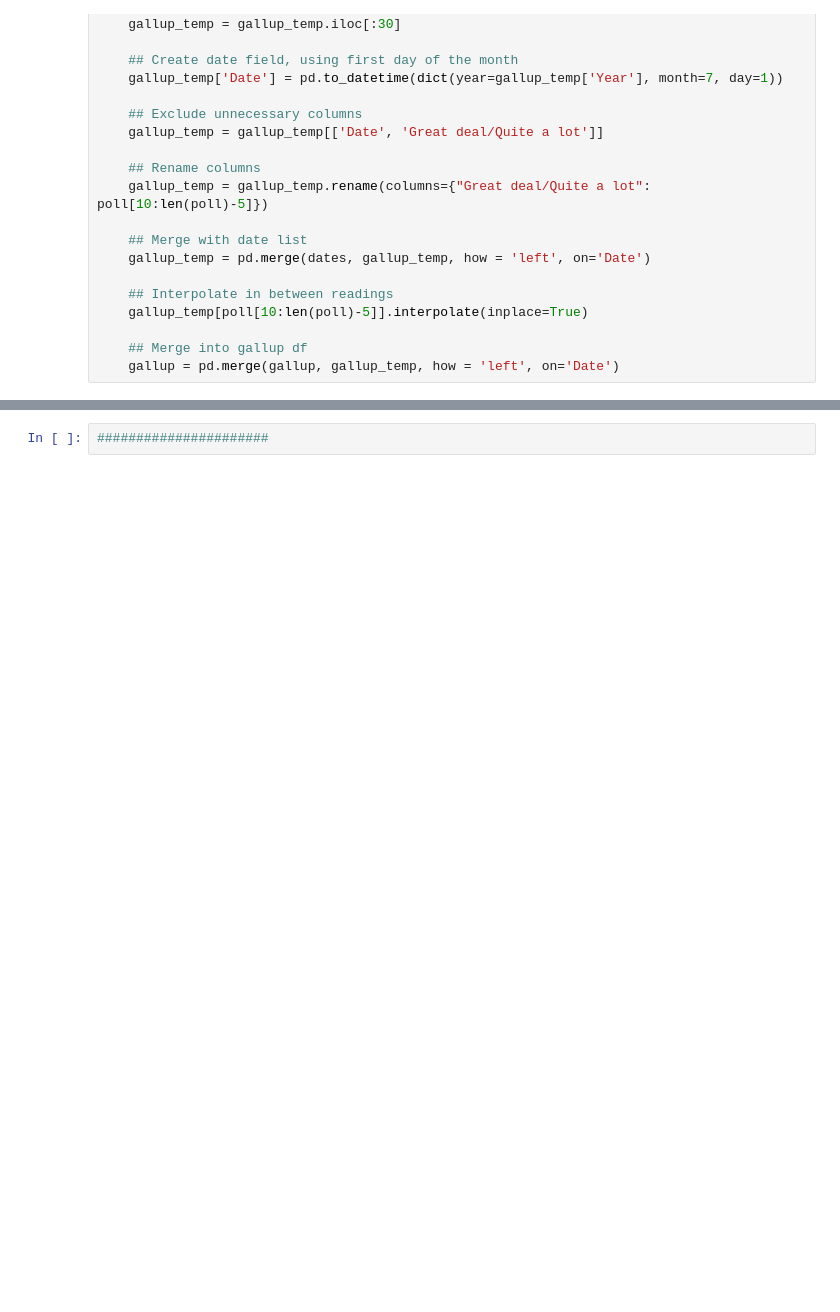
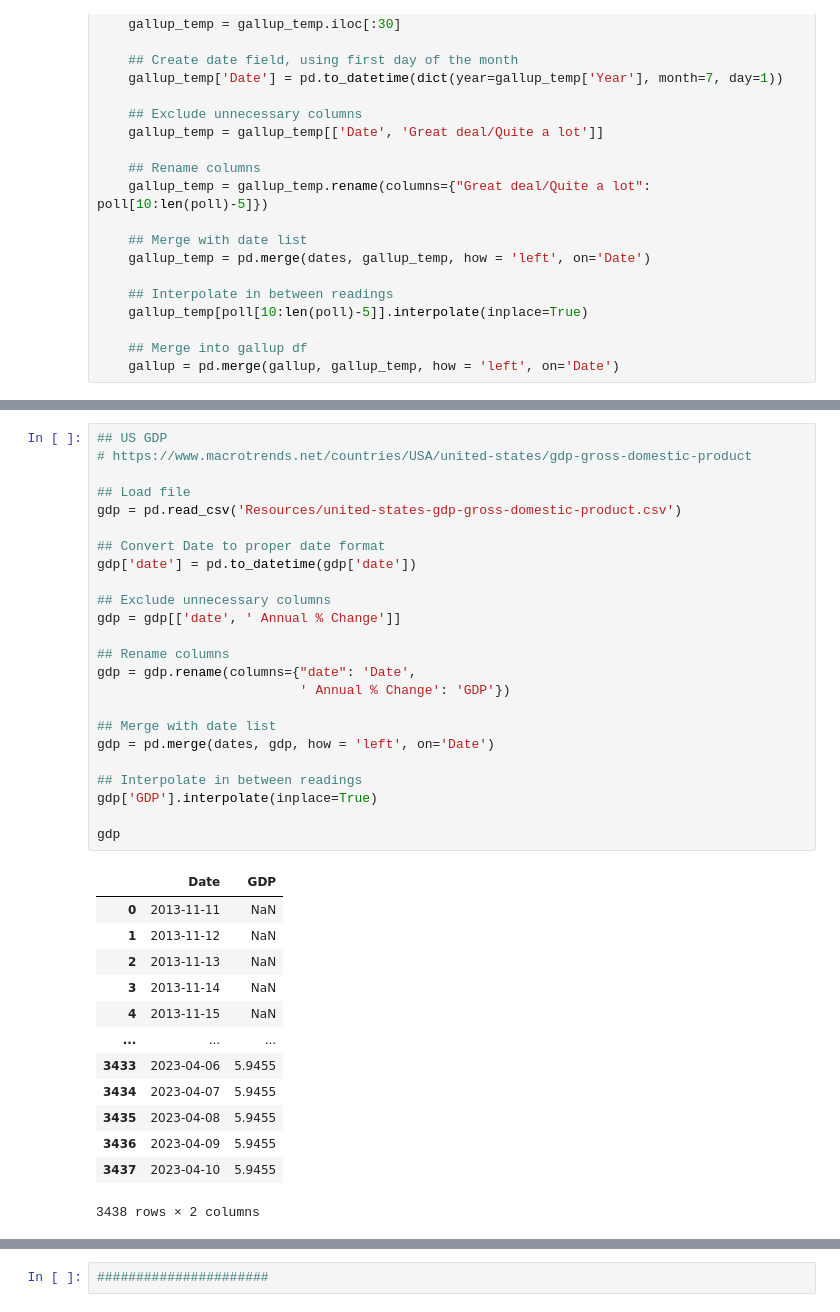
Before and after one commit to zarbin/UTA_Project-4, a Jupyter notebook: sandbox/mike/crypto_mike3.ipynb, the cells around one changed output, grey strips where cells are left out. Saved outputs shown, nothing was run; the diff lists cells and outputs as text; blank space fills up the shorter version.

```diff
--- a/sandbox/mike/crypto_mike3.ipynb
+++ b/sandbox/mike/crypto_mike3.ipynb
@@ -387,0 +512,38 @@ for poll in polls:
+# %%
+## US GDP
+# https://www.macrotrends.net/countries/USA/united-states/gdp-gross-domestic-product
+
+## Load file
+gdp = pd.read_csv('Resources/united-states-gdp-gross-domestic-product.csv')
+
+## Convert Date to proper date format
+gdp['date'] = pd.to_datetime(gdp['date'])
+
+## Exclude unnecessary columns
+gdp = gdp[['date', ' Annual % Change']]
+
+## Rename columns
+gdp = gdp.rename(columns={"date": 'Date',
+                          ' Annual % Change': 'GDP'})
+
+## Merge with date list
+gdp = pd.merge(dates, gdp, how = 'left', on='Date')
+
+## Interpolate in between readings
+gdp['GDP'].interpolate(inplace=True)
+
+gdp
+# %% [output]
+|  | Date | GDP |
+| 0 | 2013-11-11 | NaN |
+| 1 | 2013-11-12 | NaN |
+| 2 | 2013-11-13 | NaN |
+| 3 | 2013-11-14 | NaN |
+| 4 | 2013-11-15 | NaN |
+| ... | ... | ... |
+| 3433 | 2023-04-06 | 5.9455 |
+| 3434 | 2023-04-07 | 5.9455 |
+| 3435 | 2023-04-08 | 5.9455 |
+| 3436 | 2023-04-09 | 5.9455 |
+| 3437 | 2023-04-10 | 5.9455 |
+3438 rows × 2 columns
```
Also changed, not shown: parts of 12 cells of this notebook, 27 other files.
